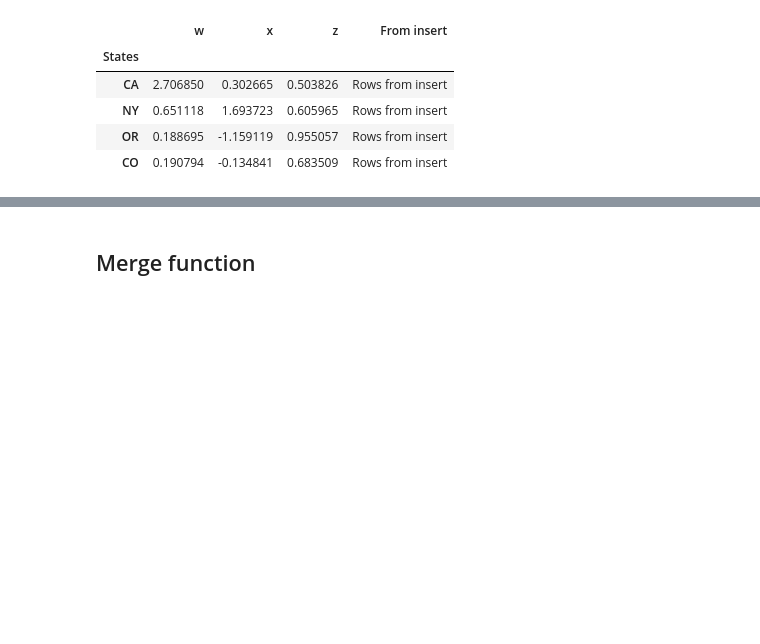
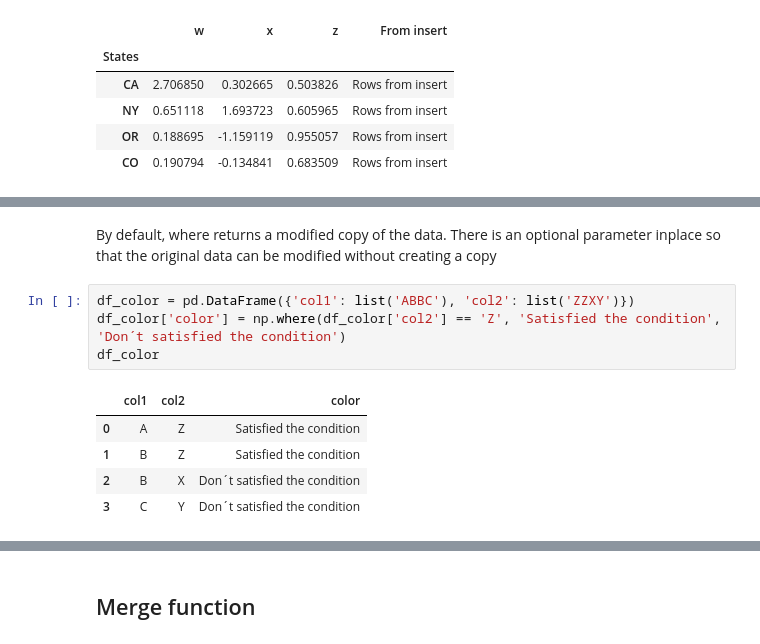
Before and after one commit to FerBOnzero/python-notebooks, a Jupyter notebook: 03-Python-for-Data-Analysis-Pandas/03-DataFrames.ipynb, the cells around one changed output, grey strips where cells are left out. Saved outputs shown, nothing was run; the diff lists cells and outputs as text; blank space fills up the shorter version.

```diff
--- a/03-Python-for-Data-Analysis-Pandas/03-DataFrames.ipynb
+++ b/03-Python-for-Data-Analysis-Pandas/03-DataFrames.ipynb
@@ -677,0 +721,12 @@ df[df['w']>0]
+# %% [markdown]
+By default, where returns a modified copy of the data. There is an optional parameter inplace so that the original data can be modified without creating a copy
+# %%
+df_color = pd.DataFrame({'col1': list('ABBC'), 'col2': list('ZZXY')})
+df_color['color'] = np.where(df_color['col2'] == 'Z', 'Satisfied the condition', 'Don´t satisfied the condition')
+df_color
+# %% [output]
+|  | col1 | col2 | color |
+| 0 | A | Z | Satisfied the condition |
+| 1 | B | Z | Satisfied the condition |
+| 2 | B | X | Don´t satisfied the condition |
+| 3 | C | Y | Don´t satisfied the condition |
```
Also changed, not shown: parts of 23 cells of this notebook, 2 other files.
